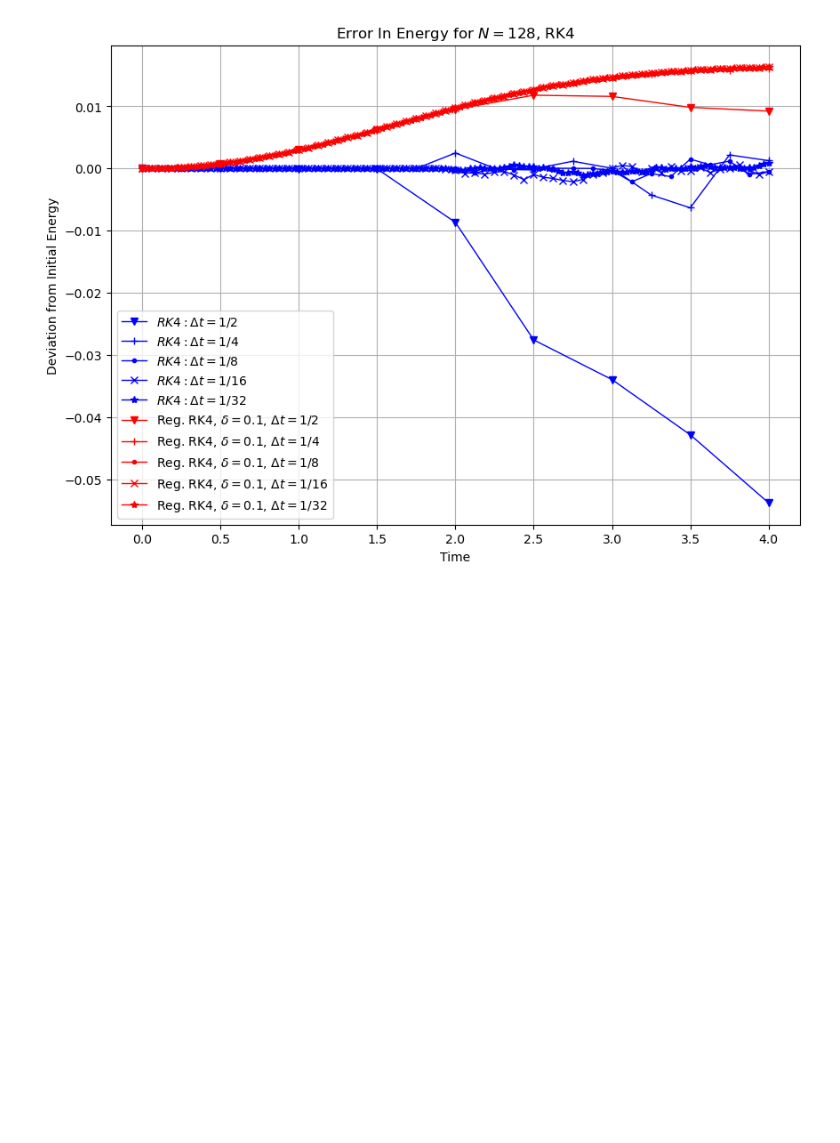
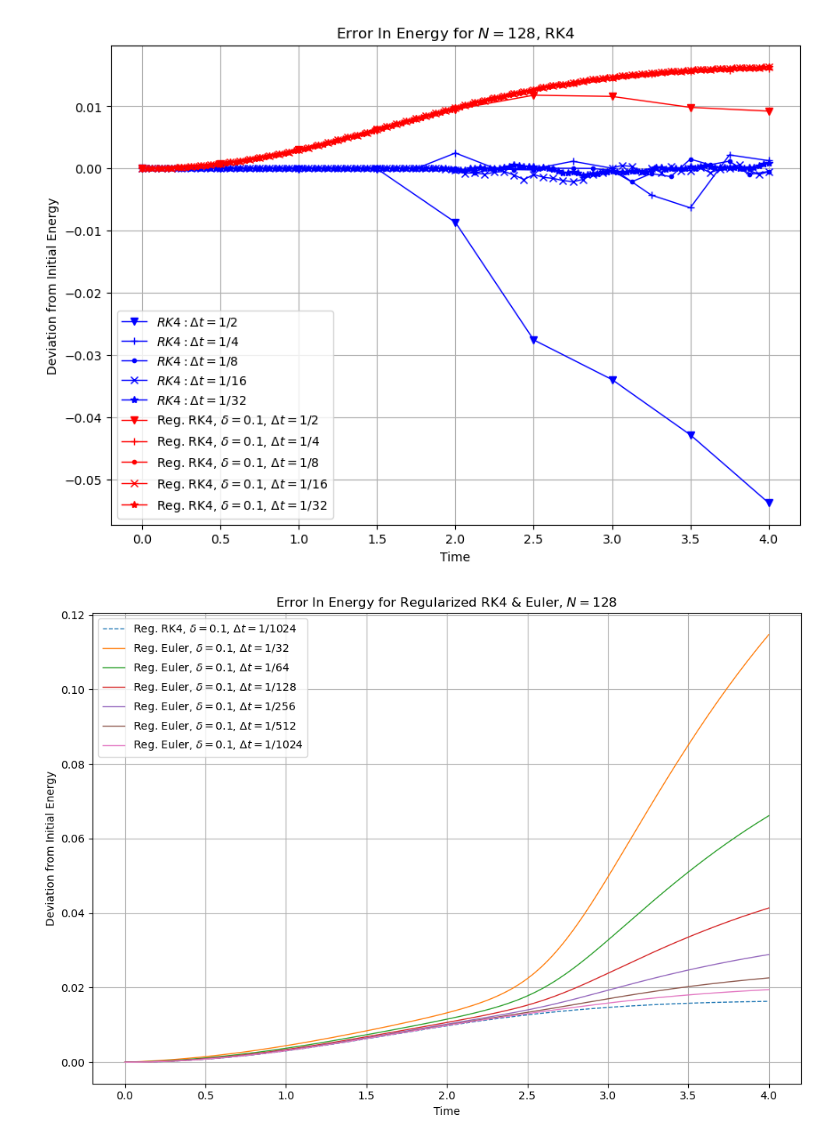
Before and after one commit to horaciomorenom/PlasmaModel, a Jupyter notebook: ColdStream.ipynb, the cells around one changed output. Cells and saved outputs as stored; diff of their text form; code cells hidden in the pictures; blank space fills up the shorter version.

```diff
--- a/ColdStream.ipynb
+++ b/ColdStream.ipynb
@@ -127,10 +143,12 @@ axs.grid()
 fig, axs = plt.subplots(1, 1, figsize=(10, 7))
 marker = itertools.cycle(('v', '+', '.', 'x', '*'))
 
+axs.yaxis.set_major_formatter(ticker.PercentFormatter())
+
 for plasma in rk4_plasmas:
     if plasma.dt == 1/2: continue
     total_energy = np.array(plasma.Ep_hist) + np.array(plasma.Ek_hist)
-    energy_diff = total_energy - total_energy[0]
+    energy_diff = (total_energy - total_energy[0]) / total_energy[0] * 100
     t = np.arange(len(plasma.Ep_hist))* plasma.dt
     axs.plot(t, energy_diff, marker= next(marker), color='red',
              linewidth = 1, label = r'$RK4: \Delta t = 1/{}$'.format(int(1/plasma.dt)))
@@ -217,3 +235,44 @@ axs.legend()
 axs.grid()
 # %% [output]
 [figure]
+# %%
+dts = np.logspace(-5, -10, 6, base=2)
+
+reg_euler_plasmas = []
+reg_rk4_plasmas = []
+
+for dt in dts:
+    euler_model = Plasma_Evolver(N, dt, epsilon_in=0.05, delta_in=0.1, insertion=False, rk = False)
+    rk4_model = Plasma_Evolver(N, dt, epsilon_in=0.05, delta_in=0.1, insertion=False, rk = True)
+    euler_model.evolve_plasma(tmax)
+    rk4_model.evolve_plasma(tmax)
+    reg_euler_plasmas.append(euler_model)
+    reg_rk4_plasmas.append(rk4_model)
+# %%
+fig, axs = plt.subplots(1, 1, figsize=(10, 7))
+marker = itertools.cycle(('v', '+', '.', 'x', '*'))
+
+
+
+rk4_total_energy = np.array(reg_rk4_plasmas[-1].Ep_hist) + np.array(reg_rk4_plasmas[-1].Ek_hist)
+energy_diff = rk4_total_energy - rk4_total_energy[0]
+t = np.arange(len(reg_rk4_plasmas[-1].Ep_hist))* reg_rk4_plasmas[-1].dt
+axs.plot(t, energy_diff, linestyle="--",
+            linewidth = 1, label = r'Reg. RK4, $\delta = 0.1$, $\Delta t = 1/{}$'.format(int(1/reg_rk4_plasmas[-1].dt)))
+
+for plasma in reg_euler_plasmas:
+    total_energy = np.array(plasma.Ep_hist) + np.array(plasma.Ek_hist)
+    energy_diff = total_energy - total_energy[0]
+    t = np.arange(len(plasma.Ep_hist))* plasma.dt
+    axs.plot(t, energy_diff,
+             linewidth = 1, label = r'Reg. Euler, $\delta = 0.1$, $\Delta t = 1/{}$'.format(int(1/plasma.dt)))
+
+
+axs.set_title("Error In Energy for Regularized RK4 & Euler, $N = {}$".format(N))
+axs.set_xlabel("Time")
+axs.set_ylabel("Deviation from Initial Energy")
+axs.legend()
+axs.grid()
+fig.tight_layout()
+# %% [output]
+[figure, added]
```
Also changed, not shown: parts of 11 cells of this notebook, 1 other file.
